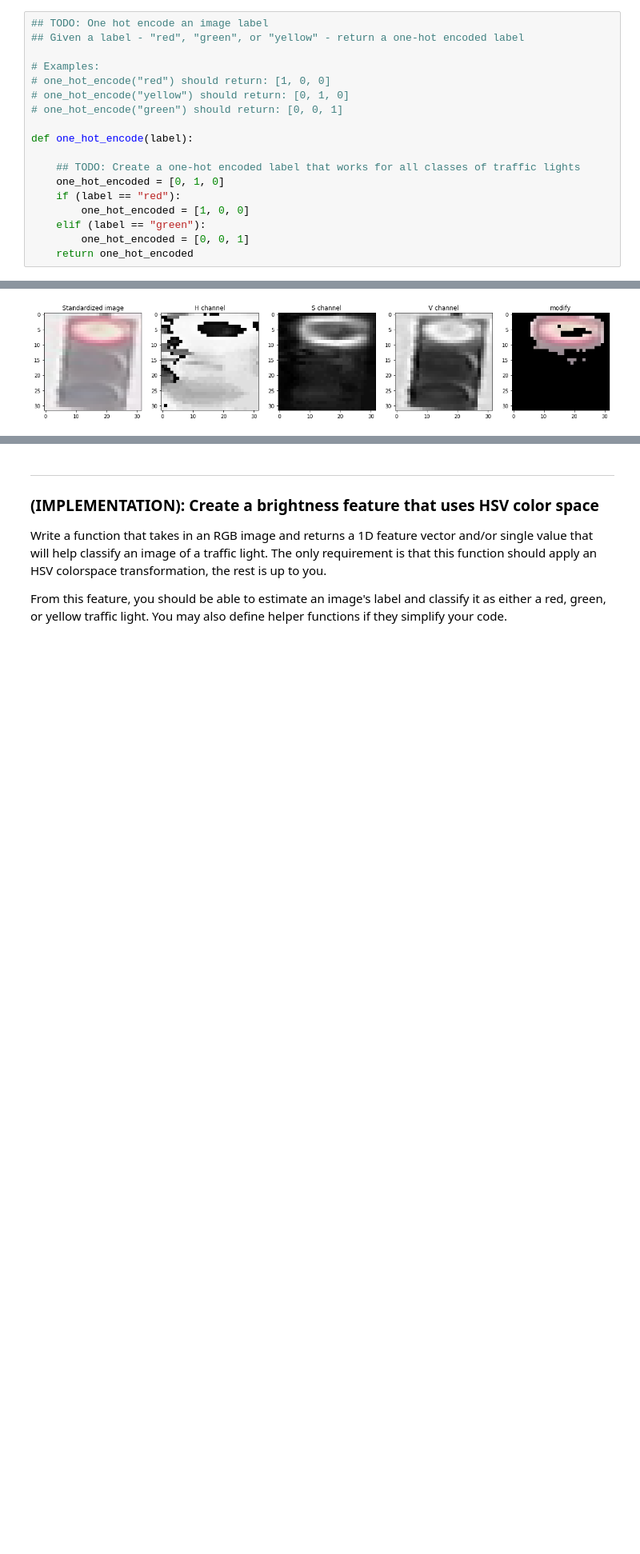
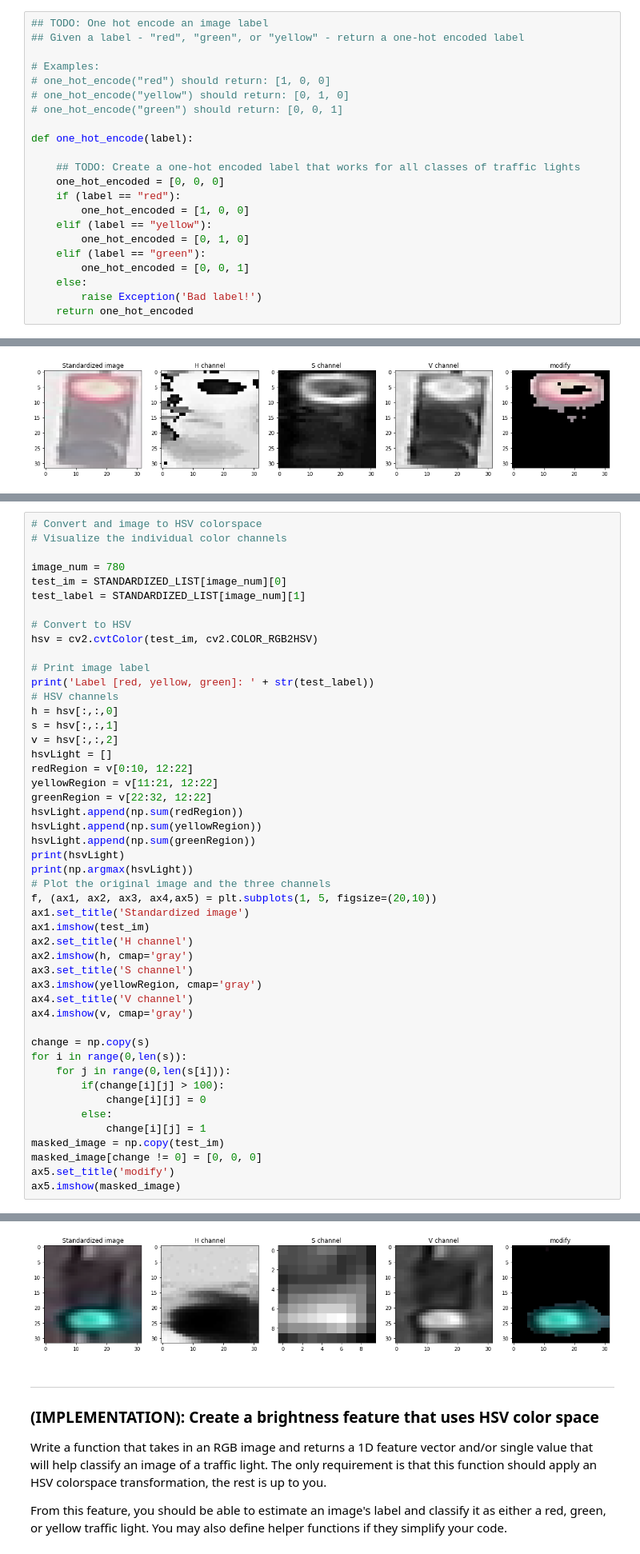
Before and after one commit to wgcv/Intro-to-Self-Driving-Cars, a Jupyter notebook: Project 7 - Traffic Light Classifier/Traffic_Light_Classifier.ipynb, the cells around one changed output, grey strips where cells are left out. Shown at 80% size. Drawn from its saved outputs; the diff is of its cells as text; blank space fills up the shorter version.

```diff
--- a/Project 7 - Traffic Light Classifier/Traffic_Light_Classifier.ipynb
+++ b/Project 7 - Traffic Light Classifier/Traffic_Light_Classifier.ipynb
@@ -222,11 +222,15 @@ Since we have three classes (red, yellow, and green), we have imposed an order o
 def one_hot_encode(label):
 
     ## TODO: Create a one-hot encoded label that works for all classes of traffic lights
-    one_hot_encoded = [0, 1, 0]
+    one_hot_encoded = [0, 0, 0]
     if (label == "red"):
         one_hot_encoded = [1, 0, 0]
+    elif (label == "yellow"):
+        one_hot_encoded = [0, 1, 0]
     elif (label == "green"):
         one_hot_encoded = [0, 0, 1]
+    else:
+        raise Exception('Bad label!')
     return one_hot_encoded
 # %% [markdown]
 ### Testing as you Code
@@ -450,0 +457,49 @@ Label [red, yellow, green]: [1, 0, 0]
+# %%
+# Convert and image to HSV colorspace
+# Visualize the individual color channels
+
+image_num = 780
+test_im = STANDARDIZED_LIST[image_num][0]
+test_label = STANDARDIZED_LIST[image_num][1]
+
+# Convert to HSV
+hsv = cv2.cvtColor(test_im, cv2.COLOR_RGB2HSV)
+
+# Print image label
+print('Label [red, yellow, green]: ' + str(test_label))
+# HSV channels
+h = hsv[:,:,0]
+s = hsv[:,:,1]
+v = hsv[:,:,2]
+hsvLight = []
+redRegion = v[0:10, 12:22]
+yellowRegion = v[11:21, 12:22]
+greenRegion = v[22:32, 12:22]
+hsvLight.append(np.sum(redRegion))
+hsvLight.append(np.sum(yellowRegion))
+hsvLight.append(np.sum(greenRegion))
+print(hsvLight)
+print(np.argmax(hsvLight))
+# Plot the original image and the three channels
+f, (ax1, ax2, ax3, ax4,ax5) = plt.subplots(1, 5, figsize=(20,10))
+ax1.set_title('Standardized image')
+ax1.imshow(test_im)
+ax2.set_title('H channel')
+ax2.imshow(h, cmap='gray')
+ax3.set_title('S channel')
+ax3.imshow(yellowRegion, cmap='gray')
+ax4.set_title('V channel')
+ax4.imshow(v, cmap='gray')
+
+change = np.copy(s)
+for i in range(0,len(s)):
+    for j in range(0,len(s[i])):
+        if(change[i][j] > 100):
+            change[i][j] = 0
+        else:
+            change[i][j] = 1
+masked_image = np.copy(test_im)
+masked_image[change != 0] = [0, 0, 0]
+ax5.set_title('modify')
+ax5.imshow(masked_image)
+# %% [output]
@@ -451,3 +510,4 @@ Label [red, yellow, green]: [1, 0, 0]
+[figure, added]
 # %% [markdown]
 ---
 <a id='task7'></a>
```
Also changed, not shown: parts of 15 cells of this notebook.
